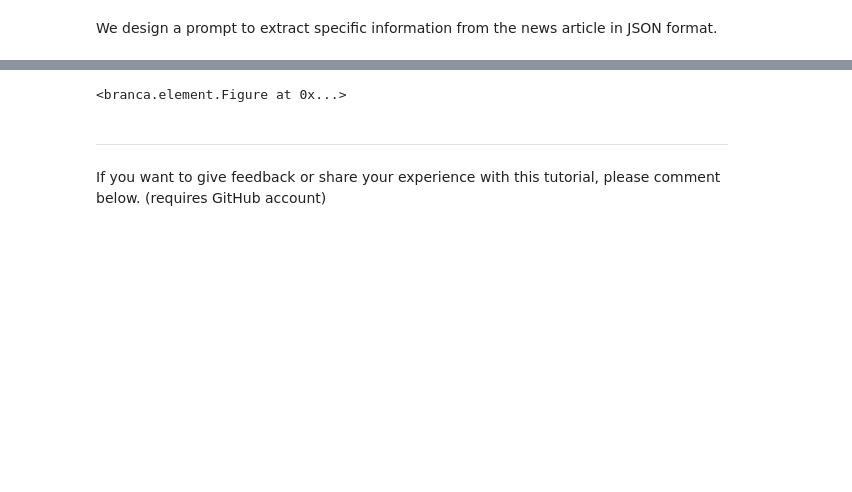
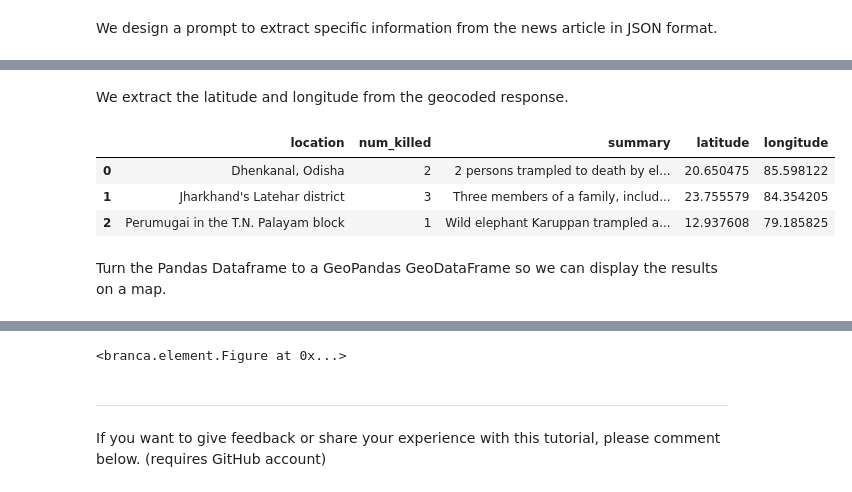
Before and after one commit to rahul4planet/geopython-tutorials, a Jupyter notebook: notebooks/openai_mapping_news_articles.ipynb, the cells around one changed output, grey strips where cells are left out. Drawn from its saved outputs; the diff is of its cells as text; code cells hidden in the pictures; blank space fills up the shorter version.

```diff
--- a/notebooks/openai_mapping_news_articles.ipynb
+++ b/notebooks/openai_mapping_news_articles.ipynb
@@ -142,5 +169,15 @@ df
+# %% [markdown]
+We extract the latitude and longitude from the geocoded response.
 # %%
 df['point'] = df['geocoded'].apply(lambda loc: tuple(loc.point) if loc else None)
 df[['latitude', 'longitude', 'altitude']] = pd.DataFrame(df['point'].tolist(), index=df.index)
-df = df[['location', 'num_injured', 'num_killed', 'summary', 'latitude', 'longitude']]
+df_output = df[['location', 'num_killed', 'summary', 'latitude', 'longitude']].copy()
+df_output
+# %% [output]
+|  | location | num_killed | summary | latitude | longitude |
+| 0 | Dhenkanal, Odisha | 2 | 2 persons trampled to death by el... | 20.650475 | 85.598122 |
+| 1 | Jharkhand's Latehar district | 3 | Three members of a family, includ... | 23.755579 | 84.354205 |
+| 2 | Perumugai in the T.N. Palayam block | 1 | Wild elephant Karuppan trampled a... | 12.937608 | 79.185825 |
+# %% [markdown]
+Turn the Pandas Dataframe to a GeoPandas GeoDataFrame so we can display the results on a map.
 # %%
```
Also changed, not shown: parts of 13 cells of this notebook.
